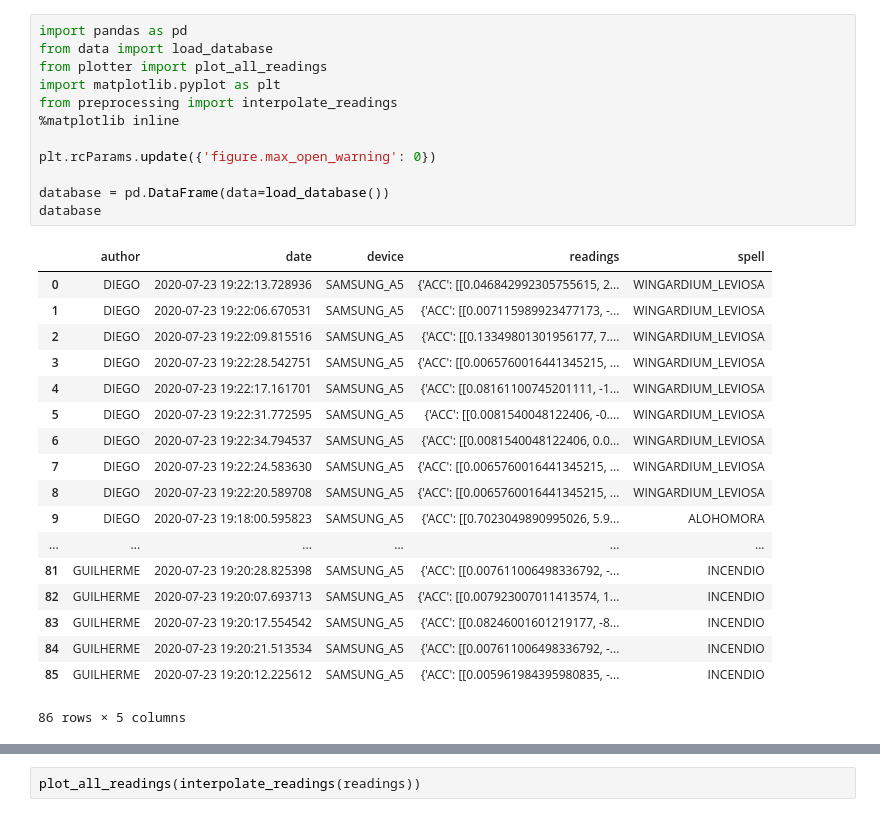
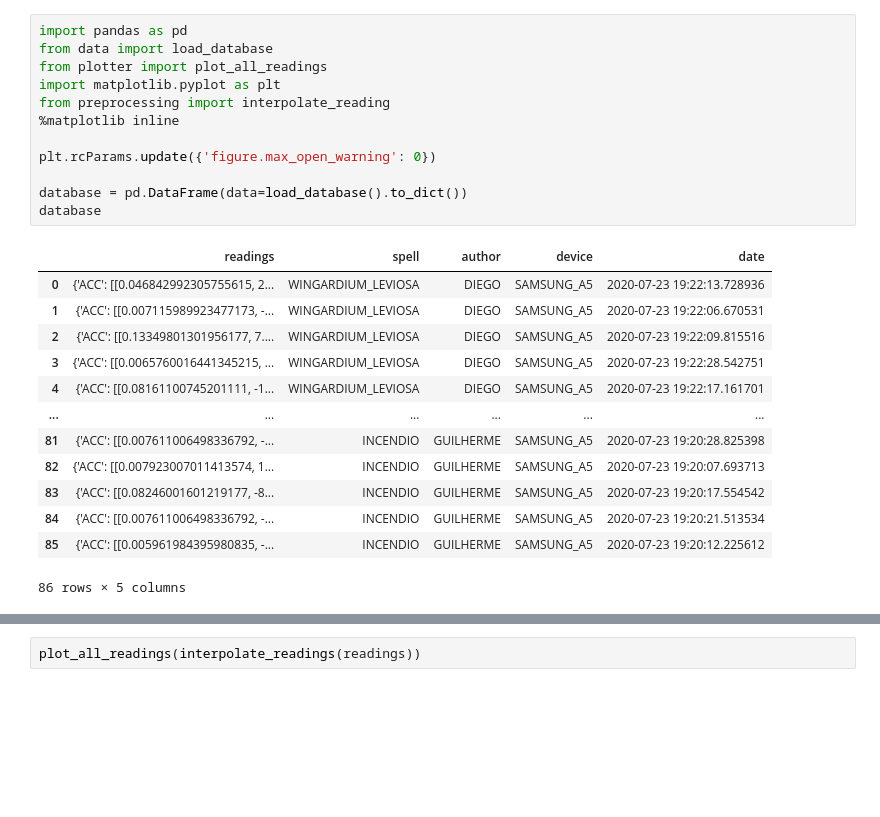
Before and after one commit to HeitorBRaymundo/mc906, a Jupyter notebook: prj3/00_LogisticRegression.ipynb, the cells around one changed output, grey strips where cells are left out. Cells and saved outputs as stored; diff of their text form; blank space fills up the shorter version.

```diff
--- a/prj3/00_LogisticRegression.ipynb
+++ b/prj3/00_LogisticRegression.ipynb
@@ -1,33 +1,28 @@
 # %%
 import pandas as pd
 from data import load_database
 from plotter import plot_all_readings
 import matplotlib.pyplot as plt
-from preprocessing import interpolate_readings
+from preprocessing import interpolate_reading
 %matplotlib inline
 
 plt.rcParams.update({'figure.max_open_warning': 0})
 
-database = pd.DataFrame(data=load_database())
+database = pd.DataFrame(data=load_database().to_dict())
 database
 # %% [output]
-|  | author | date | device | readings | spell |
-| 0 | DIEGO | 2020-07-23 19:22:13.728936 | SAMSUNG_A5 | {'ACC': [[0.046842992305755615, 2... | WINGARDIUM_LEVIOSA |
-| 1 | DIEGO | 2020-07-23 19:22:06.670531 | SAMSUNG_A5 | {'ACC': [[0.007115989923477173, -... | WINGARDIUM_LEVIOSA |
-| 2 | DIEGO | 2020-07-23 19:22:09.815516 | SAMSUNG_A5 | {'ACC': [[0.13349801301956177, 7.... | WINGARDIUM_LEVIOSA |
-| 3 | DIEGO | 2020-07-23 19:22:28.542751 | SAMSUNG_A5 | {'ACC': [[0.0065760016441345215, ... | WINGARDIUM_LEVIOSA |
-| 4 | DIEGO | 2020-07-23 19:22:17.161701 | SAMSUNG_A5 | {'ACC': [[0.08161100745201111, -1... | WINGARDIUM_LEVIOSA |
-| 5 | DIEGO | 2020-07-23 19:22:31.772595 | SAMSUNG_A5 | {'ACC': [[0.0081540048122406, -0.... | WINGARDIUM_LEVIOSA |
-| 6 | DIEGO | 2020-07-23 19:22:34.794537 | SAMSUNG_A5 | {'ACC': [[0.0081540048122406, 0.0... | WINGARDIUM_LEVIOSA |
-| 7 | DIEGO | 2020-07-23 19:22:24.583630 | SAMSUNG_A5 | {'ACC': [[0.0065760016441345215, ... | WINGARDIUM_LEVIOSA |
-| 8 | DIEGO | 2020-07-23 19:22:20.589708 | SAMSUNG_A5 | {'ACC': [[0.0065760016441345215, ... | WINGARDIUM_LEVIOSA |
-| 9 | DIEGO | 2020-07-23 19:18:00.595823 | SAMSUNG_A5 | {'ACC': [[0.7023049890995026, 5.9... | ALOHOMORA |
+|  | readings | spell | author | device | date |
+| 0 | {'ACC': [[0.046842992305755615, 2... | WINGARDIUM_LEVIOSA | DIEGO | SAMSUNG_A5 | 2020-07-23 19:22:13.728936 |
+| 1 | {'ACC': [[0.007115989923477173, -... | WINGARDIUM_LEVIOSA | DIEGO | SAMSUNG_A5 | 2020-07-23 19:22:06.670531 |
+| 2 | {'ACC': [[0.13349801301956177, 7.... | WINGARDIUM_LEVIOSA | DIEGO | SAMSUNG_A5 | 2020-07-23 19:22:09.815516 |
+| 3 | {'ACC': [[0.0065760016441345215, ... | WINGARDIUM_LEVIOSA | DIEGO | SAMSUNG_A5 | 2020-07-23 19:22:28.542751 |
+| 4 | {'ACC': [[0.08161100745201111, -1... | WINGARDIUM_LEVIOSA | DIEGO | SAMSUNG_A5 | 2020-07-23 19:22:17.161701 |
 | ... | ... | ... | ... | ... | ... |
-| 81 | GUILHERME | 2020-07-23 19:20:28.825398 | SAMSUNG_A5 | {'ACC': [[0.007611006498336792, -... | INCENDIO |
-| 82 | GUILHERME | 2020-07-23 19:20:07.693713 | SAMSUNG_A5 | {'ACC': [[0.007923007011413574, 1... | INCENDIO |
-| 83 | GUILHERME | 2020-07-23 19:20:17.554542 | SAMSUNG_A5 | {'ACC': [[0.08246001601219177, -8... | INCENDIO |
-| 84 | GUILHERME | 2020-07-23 19:20:21.513534 | SAMSUNG_A5 | {'ACC': [[0.007611006498336792, -... | INCENDIO |
-| 85 | GUILHERME | 2020-07-23 19:20:12.225612 | SAMSUNG_A5 | {'ACC': [[0.005961984395980835, -... | INCENDIO |
+| 81 | {'ACC': [[0.007611006498336792, -... | INCENDIO | GUILHERME | SAMSUNG_A5 | 2020-07-23 19:20:28.825398 |
+| 82 | {'ACC': [[0.007923007011413574, 1... | INCENDIO | GUILHERME | SAMSUNG_A5 | 2020-07-23 19:20:07.693713 |
+| 83 | {'ACC': [[0.08246001601219177, -8... | INCENDIO | GUILHERME | SAMSUNG_A5 | 2020-07-23 19:20:17.554542 |
+| 84 | {'ACC': [[0.007611006498336792, -... | INCENDIO | GUILHERME | SAMSUNG_A5 | 2020-07-23 19:20:21.513534 |
+| 85 | {'ACC': [[0.005961984395980835, -... | INCENDIO | GUILHERME | SAMSUNG_A5 | 2020-07-23 19:20:12.225612 |
 86 rows × 5 columns
 # %%
 readings = database['readings'][0]
```
Also changed, not shown: parts of 3 cells of this notebook, 6 other files.
